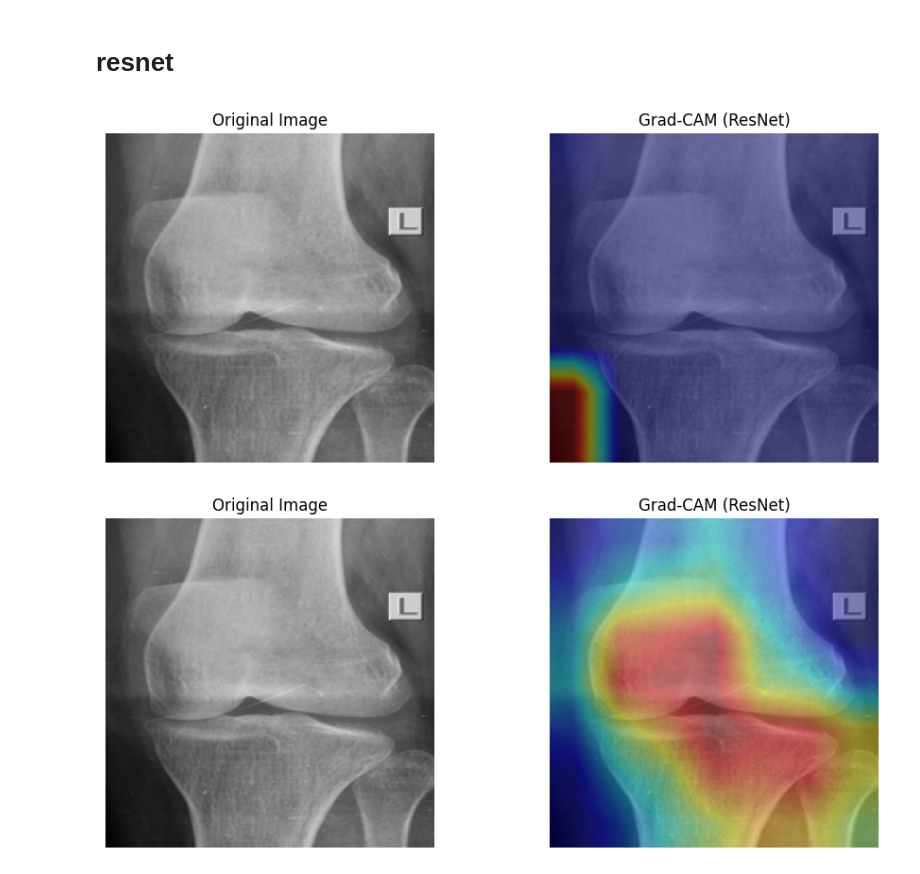
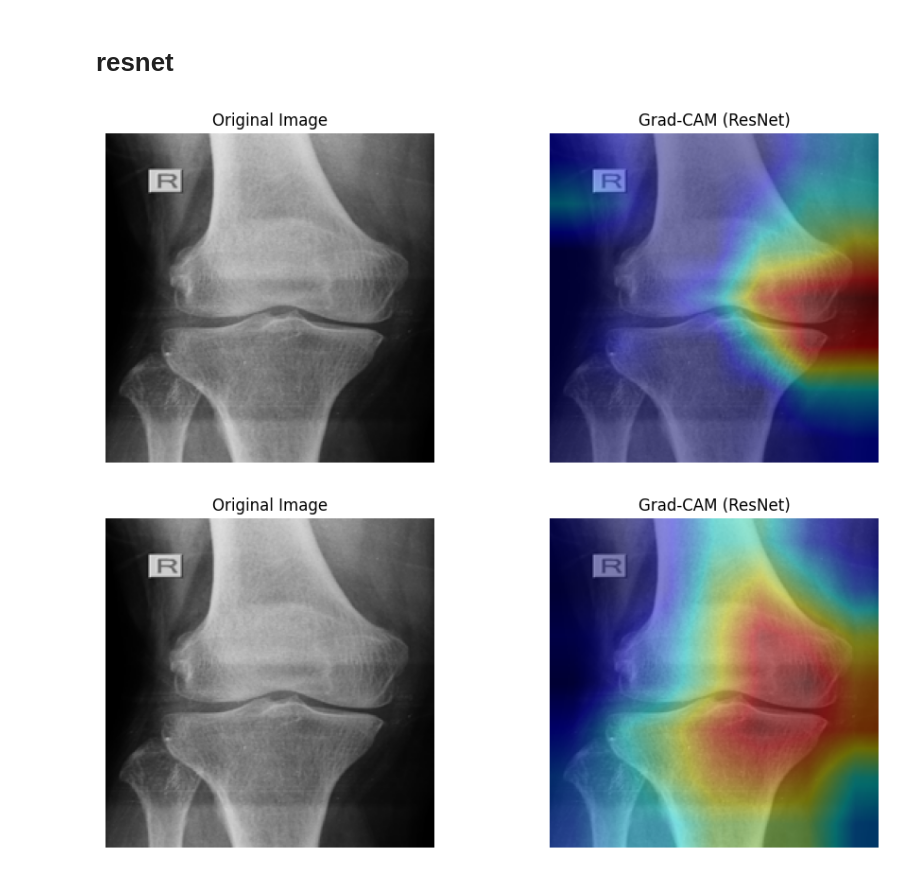
Before and after one commit to eladlaks/osteoporosis_project, a Jupyter notebook: notebooks/attention.ipynb, the cells around one changed output. Saved outputs shown, nothing was run; the diff lists cells and outputs as text; code cells hidden in the pictures.

```diff
--- a/notebooks/attention.ipynb
+++ b/notebooks/attention.ipynb
@@ -392,7 +392,7 @@ cls_attention_colored = np.stack([cls_attention_colored]*3 + [cls_attention_colo
 cls_attention_colored_img = Image.fromarray(cls_attention_colored, mode="RGBA")
 cls_attention_colored_img.putalpha(100)  # Adjust alpha for blending (lower value for darker overlay)
 # %%
-img_path = r"C:\Users\e0l07sq\Desktop\rnd\osteoporosis_project\data\cropped_data\Osteoporosis\Osteoporosis 61_right.png"
+img_path = r"C:\Users\e0l07sq\Desktop\rnd\osteoporosis_project\data\test_cropped_data\Osteoporosis\OS15_left.jpg"
 # %% [markdown]
 # resnet
 # %%
@@ -408,7 +408,7 @@ import torch.nn as nn
 from collections import OrderedDict
 
 # Set number of classes as used in training
-NUM_CLASSES = 3  # ← Replace with your actual number if different
+NUM_CLASSES = 2  # ← Replace with your actual number if different
 
 # Define the same custom model structure
 def get_custom_resnet(num_classes):
@@ -433,7 +433,7 @@ def get_custom_resnet(num_classes):
 model = get_custom_resnet(num_classes=NUM_CLASSES)
 
 # Load the weights
-weights_path = r'C:\Users\e0l07sq\Desktop\rnd\osteoporosis_project\saved_models\ResNet50.pth'
+weights_path = r'C:\Users\e0l07sq\Desktop\rnd\osteoporosis_project\saved_models\ResNet50_best.pth'
 state_dict = torch.load(weights_path, map_location='cpu')
 model.load_state_dict(state_dict)
 model.eval()
@@ -486,34 +486,34 @@ cam = (weights * acts).sum(dim=1, keepdim=True)
 cam = F.relu(cam)
 cam = cam.squeeze().detach().numpy()
 
 # Normalize and resize CAM
 cam = cv2.resize(cam, (224, 224))
 cam = (cam - cam.min()) / (cam.max() - cam.min())
 
 # Convert image for display
 img_np = np.array(image.resize((224, 224)))
 heatmap = cv2.applyColorMap(np.uint8(255 * cam), cv2.COLORMAP_JET)
 superimposed = cv2.addWeighted(img_np, 0.6, heatmap, 0.4, 0)
 
 # Display result
 plt.figure(figsize=(10, 4))
 plt.subplot(1, 2, 1)
 plt.title('Original Image')
 plt.imshow(img_np)
 plt.axis('off')
 
 plt.subplot(1, 2, 2)
 plt.title('Grad-CAM (ResNet)')
 plt.imshow(superimposed[:, :, ::-1])  # Convert BGR to RGB
 plt.axis('off')
 plt.tight_layout()
 plt.show()
 
 # Cleanup
 handle_f.remove()
 handle_b.remove()
 # %% [output]
-[figure, old version]
+[figure, new version]
 # %%
 import torch
 import torch.nn.functional as F
@@ -602,4 +602,4 @@ plt.show()
 handle_f.remove()
 handle_b.remove()
 # %% [output]
-[figure, old version]
+[figure, new version]
```
Also changed, not shown: parts of 3 cells of this notebook, 1 other file.
